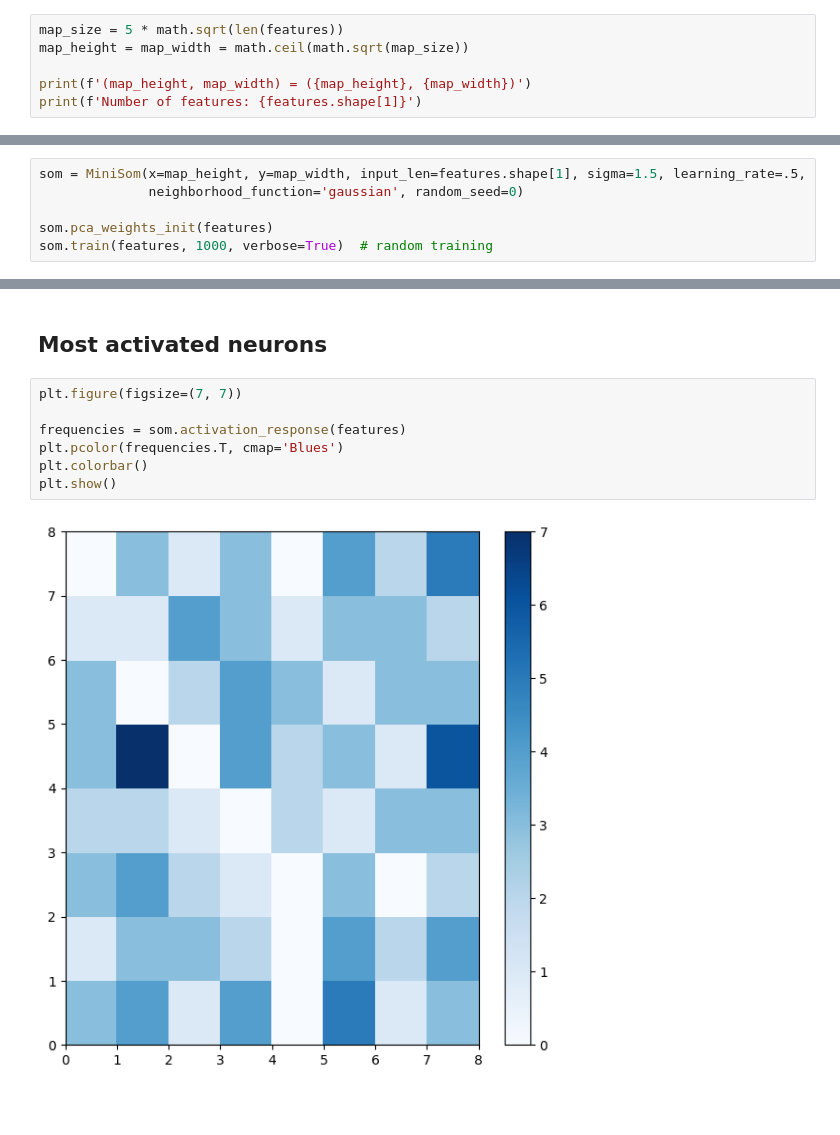
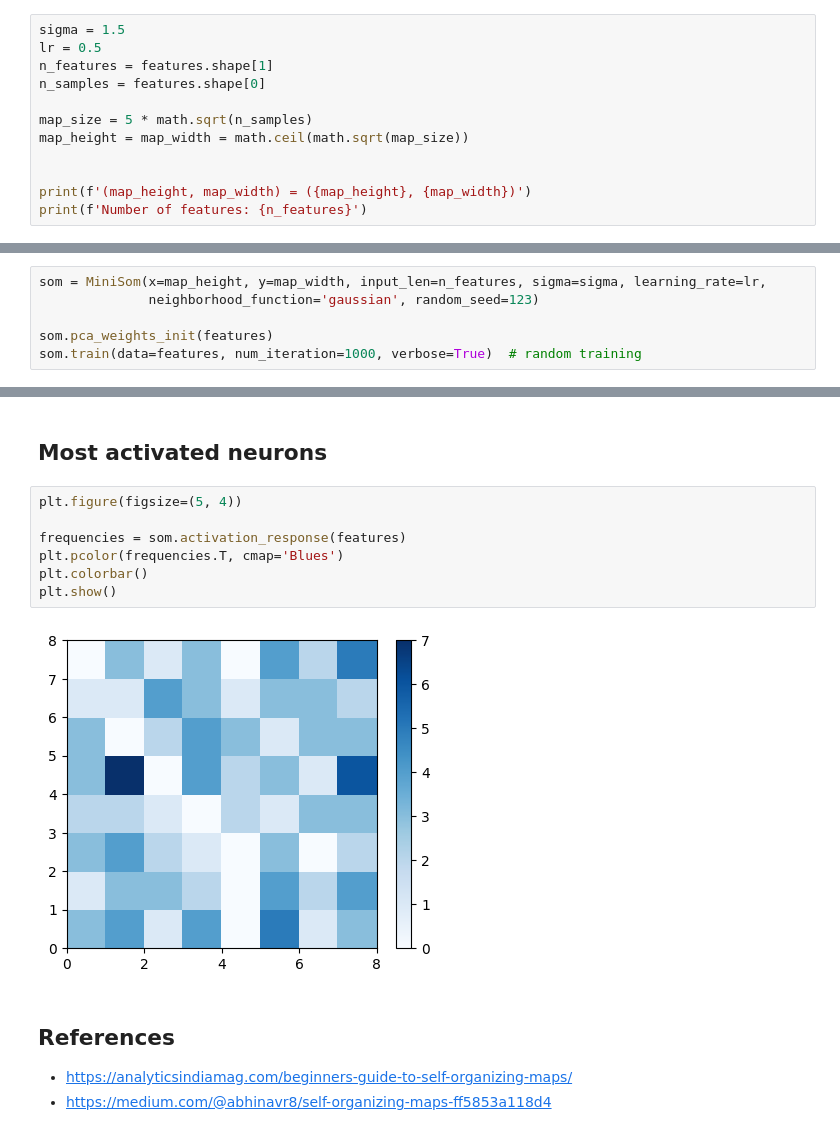
Before and after one commit to BecayeSoft/Machine-Learning, a Jupyter notebook: Deep Learning/SOM/Iris/SOM-Iris.ipynb, the cells around one changed output, grey strips where cells are left out. Saved outputs shown, nothing was run; the diff lists cells and outputs as text; blank space fills up the shorter version.

```diff
--- a/Deep Learning/SOM/Iris/SOM-Iris.ipynb
+++ b/Deep Learning/SOM/Iris/SOM-Iris.ipynb
@@ -40,18 +32,24 @@ features = sc.fit_transform(features)
 # %%
-map_size = 5 * math.sqrt(len(features))
+sigma = 1.5
+lr = 0.5
+n_features = features.shape[1]
+n_samples = features.shape[0]
+
+map_size = 5 * math.sqrt(n_samples)
 map_height = map_width = math.ceil(math.sqrt(map_size))
 
+
 print(f'(map_height, map_width) = ({map_height}, {map_width})')
-print(f'Number of features: {features.shape[1]}')
+print(f'Number of features: {n_features}')
 # %% [output]
 (map_height, map_width) = (8, 8)
 Number of features: 4
 # %%
-som = MiniSom(x=map_height, y=map_width, input_len=features.shape[1], sigma=1.5, learning_rate=.5,
-              neighborhood_function='gaussian', random_seed=0)
+som = MiniSom(x=map_height, y=map_width, input_len=n_features, sigma=sigma, learning_rate=lr,
+              neighborhood_function='gaussian', random_seed=123)
 
 som.pca_weights_init(features)
-som.train(features, 1000, verbose=True)  # random training
+som.train(data=features, num_iteration=1000, verbose=True)  # random training
 # %% [output]
  [ 1000 / 1000 ] 100% - 0:00:00 left
  quantization error: 0.06627848868800729
@@ -100,11 +178,16 @@ plt.show()
 # %% [markdown]
 ## Most activated neurons
 # %%
-plt.figure(figsize=(7, 7))
+plt.figure(figsize=(5, 4))
 
 frequencies = som.activation_response(features)
 plt.pcolor(frequencies.T, cmap='Blues')
 plt.colorbar()
 plt.show()
 # %% [output]
-[figure, old version]
+[figure, new version]
+# %% [markdown]
+## References
+
+* https://analyticsindiamag.com/beginners-guide-to-self-organizing-maps/
+* https://medium.com/@abhinavr8/self-organizing-maps-ff5853a118d4
```
Also changed, not shown: parts of 21 cells of this notebook, 2 other files.
